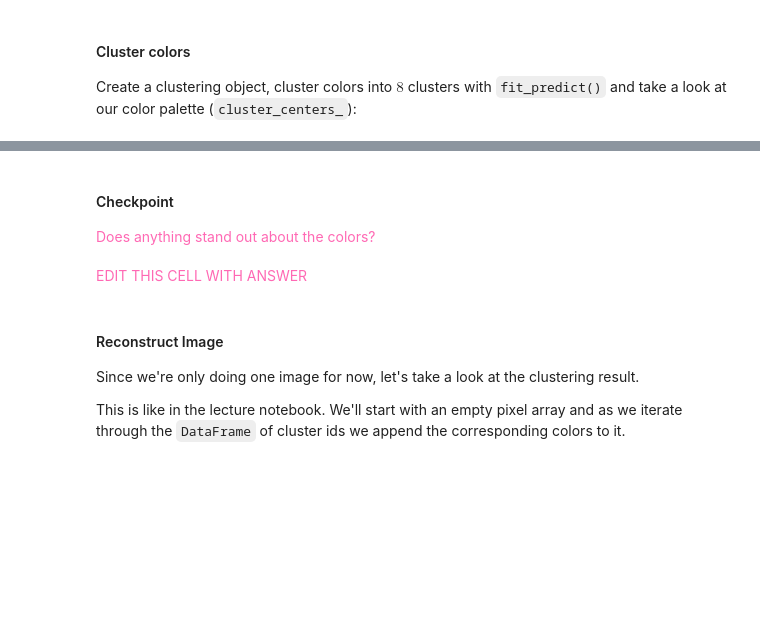
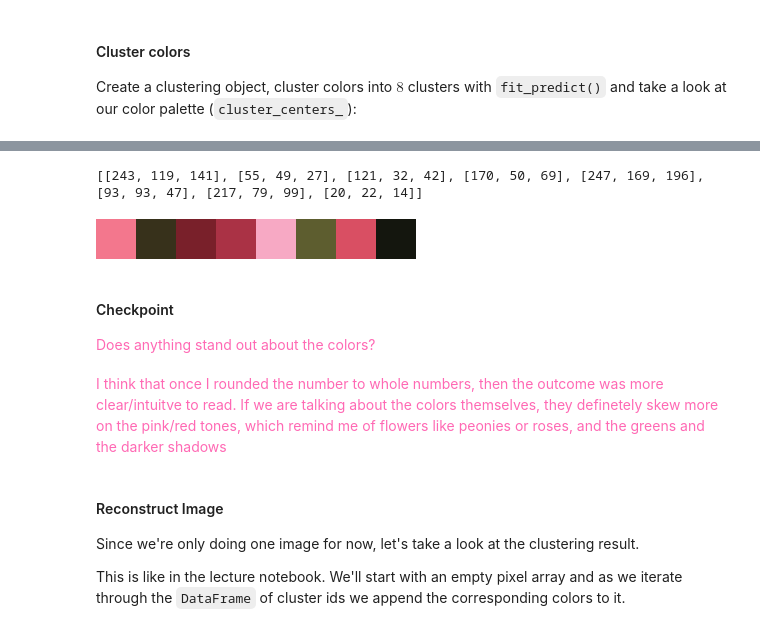
Before and after one commit to Tedesco-AI-ML-F2026/Homework09, a Jupyter notebook: Homework09.ipynb, the cells around one changed output, grey strips where cells are left out. Saved outputs shown, nothing was run; the diff lists cells and outputs as text; code cells hidden in the pictures; blank space fills up the shorter version.

```diff
--- a/Homework09.ipynb
+++ b/Homework09.ipynb
@@ -436,7 +448,10 @@ pxs_df = pd.DataFrame(pxs, columns=["R", "G", "B"])
 Create a clustering object, cluster colors into $8$ clusters with `fit_predict()` and take a look at our color palette (`cluster_centers_`):
 # %%
 # TODO: Create Clustering object
+km_model = KMeans(n_clusters=8, random_state=1010)
 
 # TODO: Cluster by color
+km_predicted = km_model.fit_predict(pxs_df)
 
 # TODO: Take a look at the color palette (cluster_centers_)
+print(km_model.cluster_centers_)
@@ -443,11 +467,24 @@ Create a clustering object, cluster colors into $8$ clusters with `fit_predict()
+# %%
+# round to whole number
+color_centers = [[round(r), round(g), round(b)] for r, g, b in km_model.cluster_centers_]
+print(color_centers)
+
+# palette as a strip of color swatches
+palette_img = make_image(color_centers, 8)
+display(palette_img.resize((8 * 40, 40), PImage.NEAREST))
+# %% [output]
+[[243, 119, 141], [55, 49, 27], [121, 32, 42], [170, 50, 69], [247, 169, 196], [93, 93, 47], [217, 79, 99], [20, 22, 14]]
+[figure, added]
 # %% [markdown]
 #### Checkpoint
 
 <span style="color:hotpink;">
 Does anything stand out about the colors?
 </span>
-# %% [markdown]
-<span style="color:hotpink;">EDIT THIS CELL WITH ANSWER</span>
+# %% [markdown]
+<span style="color:hotpink;">
+I think that once I rounded the number to whole numbers, then the outcome was more clear/intuitve to read. If we are talking about the colors themselves, they definetely skew more on the pink/red tones, which remind me of flowers like peonies or roses, and the greens and the darker shadows
+</span>
 # %% [markdown]
 #### Reconstruct Image
 
```
Also changed, not shown: parts of 15 cells of this notebook.
